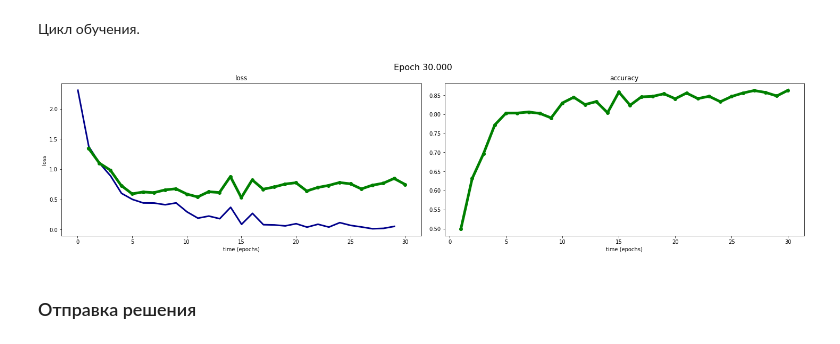
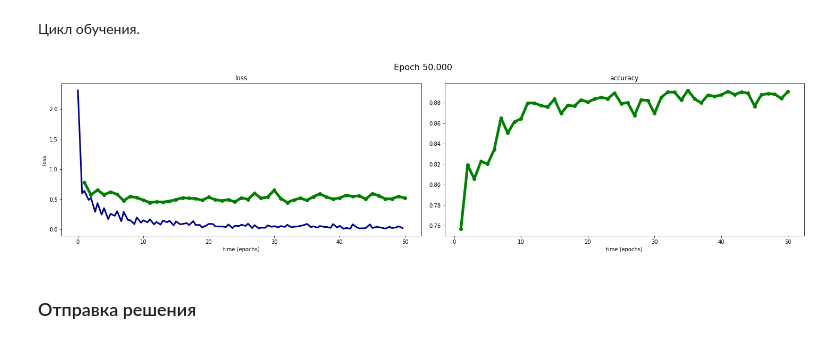
Before and after one commit to vsgolovin/hse-homework, a Jupyter notebook: cv-hw05/homework5.ipynb, the cells around one changed output. Cells and saved outputs as stored; diff of their text form; code cells hidden in the pictures.

```diff
--- a/cv-hw05/homework5.ipynb
+++ b/cv-hw05/homework5.ipynb
@@ -148,7 +148,7 @@ data = CIFAR10(
     transform=T.Compose([
         T.RandomHorizontalFlip(),
         T.ColorJitter(brightness=.2, hue=.1),
-        # T.RandomRotation(degrees=5),
+        T.RandomRotation(degrees=5),
         T.ToTensor(),
         T.Normalize(mean=[0.485, 0.456, 0.406],
                     std=[0.229, 0.224, 0.225]),
@@ -167,7 +167,7 @@ train_data, val_data = torch.utils.data.random_split(
 # %% [markdown]
 Инициализируем data loader-ы.
 # %%
-batch_size = 1024
+batch_size = 256
 train_dataloader = DataLoader(train_data, batch_size=batch_size)
 val_dataloader = DataLoader(val_data, batch_size=batch_size)
 # %% [markdown]
@@ -289,12 +289,12 @@ def test(epoch, dataloader, model, loss_fn):
 # %% [markdown]
 Цикл обучения.
 # %%
-epochs = 30
+epochs = 50
 for t in trange(epochs):
     train(t, train_dataloader, model, loss_fn, optimizer)
     test(t, val_dataloader, model, loss_fn)
 # %% [output]
-[figure, old version]
+[figure, new version]
 # %% [markdown]
 ### Отправка решения
 # %% [markdown]
```
Also changed, not shown: parts of 2 cells of this notebook, 1 other file.
